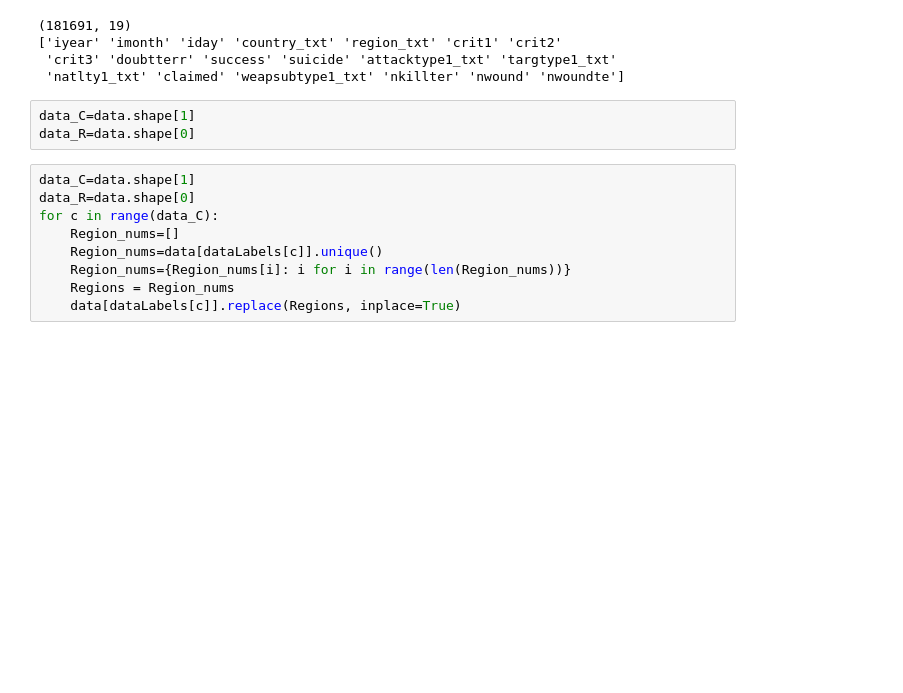
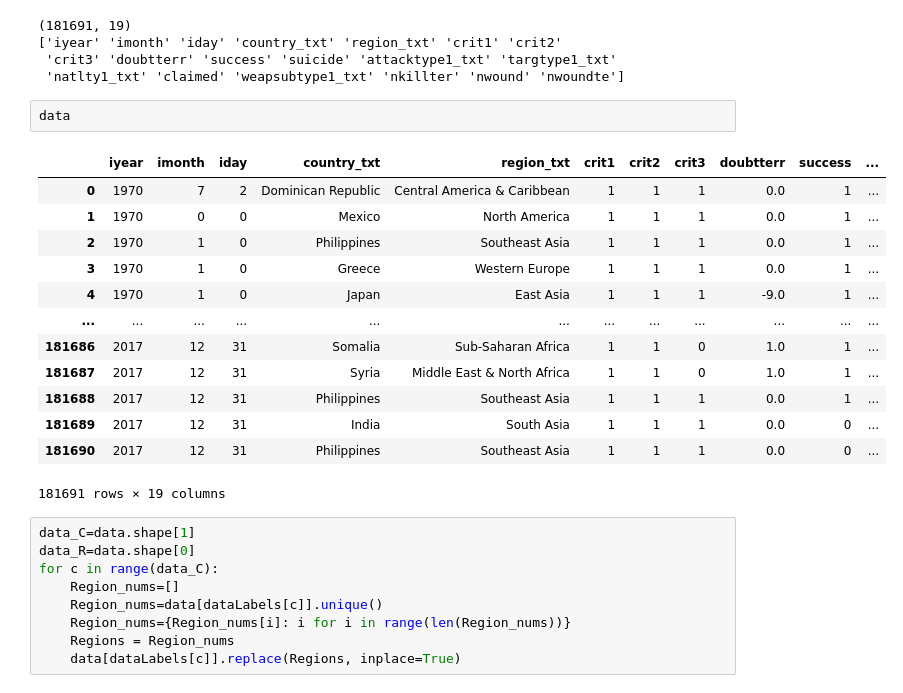
Before and after one commit to aghapygad336/MENA, a Jupyter notebook: MENA.ipynb, the cells around one changed output. Drawn from its saved outputs; the diff is of its cells as text; blank space fills up the shorter version.

```diff
--- a/MENA.ipynb
+++ b/MENA.ipynb
@@ -19,9 +19,22 @@ MENA=['Algeria', 'Bahrain', 'Djibouti',' Egypt', 'Iran', 'Iraq', 'Israel', 'Jord
 ['iyear' 'imonth' 'iday' 'country_txt' 'region_txt' 'crit1' 'crit2'
  'crit3' 'doubtterr' 'success' 'suicide' 'attacktype1_txt' 'targtype1_txt'
  'natlty1_txt' 'claimed' 'weapsubtype1_txt' 'nkillter' 'nwound' 'nwoundte']
-# %%
-data_C=data.shape[1]
-data_R=data.shape[0]
+# %%
+data
+# %% [output]
+|  | iyear | imonth | iday | country_txt | region_txt | crit1 | crit2 | crit3 | doubtterr | success | ... |
+| 0 | 1970 | 7 | 2 | Dominican Republic | Central America & Caribbean | 1 | 1 | 1 | 0.0 | 1 | ... |
+| 1 | 1970 | 0 | 0 | Mexico | North America | 1 | 1 | 1 | 0.0 | 1 | ... |
+| 2 | 1970 | 1 | 0 | Philippines | Southeast Asia | 1 | 1 | 1 | 0.0 | 1 | ... |
+| 3 | 1970 | 1 | 0 | Greece | Western Europe | 1 | 1 | 1 | 0.0 | 1 | ... |
+| 4 | 1970 | 1 | 0 | Japan | East Asia | 1 | 1 | 1 | -9.0 | 1 | ... |
+| ... | ... | ... | ... | ... | ... | ... | ... | ... | ... | ... | ... |
+| 181686 | 2017 | 12 | 31 | Somalia | Sub-Saharan Africa | 1 | 1 | 0 | 1.0 | 1 | ... |
+| 181687 | 2017 | 12 | 31 | Syria | Middle East & North Africa | 1 | 1 | 0 | 1.0 | 1 | ... |
+| 181688 | 2017 | 12 | 31 | Philippines | Southeast Asia | 1 | 1 | 1 | 0.0 | 1 | ... |
+| 181689 | 2017 | 12 | 31 | India | South Asia | 1 | 1 | 1 | 0.0 | 0 | ... |
+| 181690 | 2017 | 12 | 31 | Philippines | Southeast Asia | 1 | 1 | 1 | 0.0 | 0 | ... |
+181691 rows × 19 columns
 # %%
 data_C=data.shape[1]
 data_R=data.shape[0]
```
Also changed, not shown: parts of 5 cells of this notebook.
